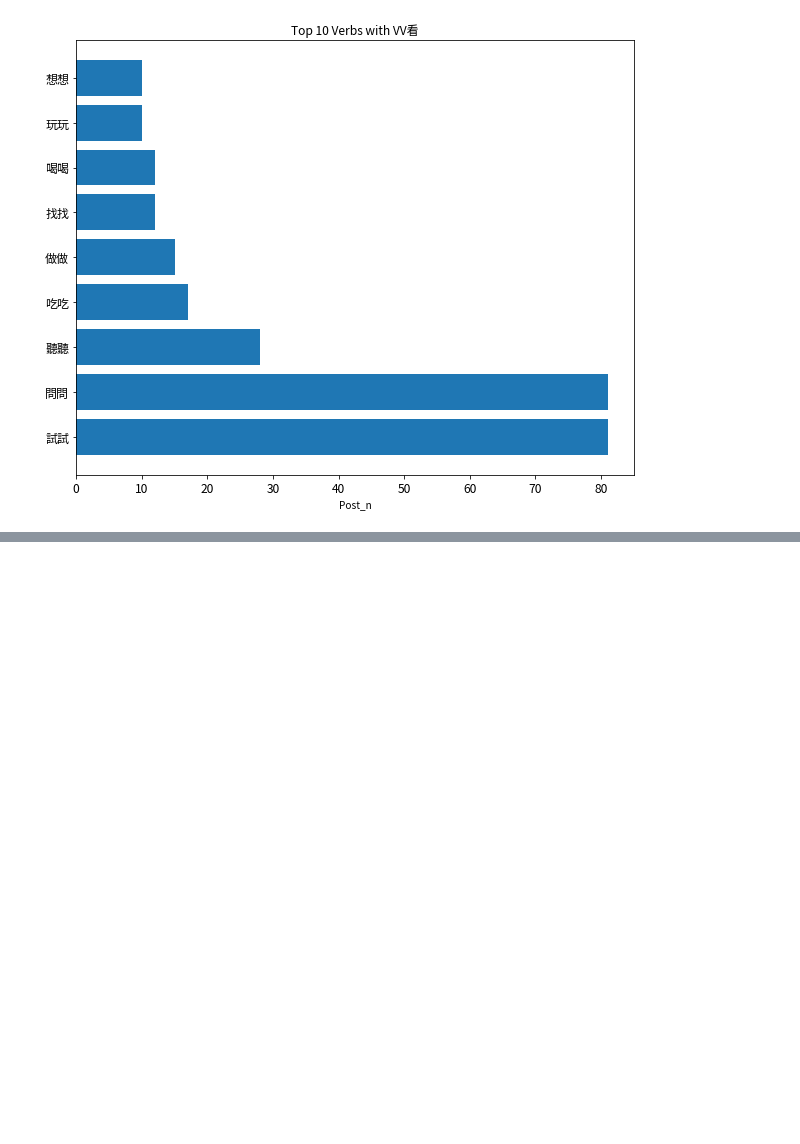
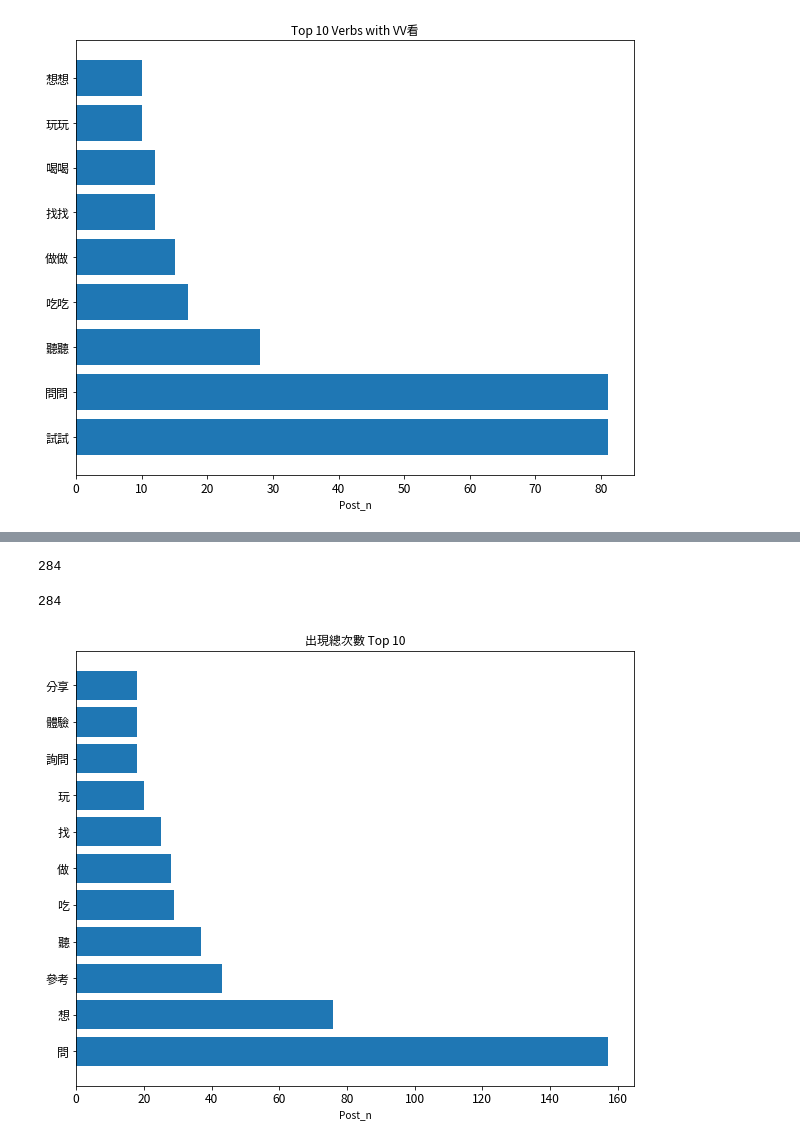
Before and after one commit to cckk2913/corpus-linguistics, a Jupyter notebook: hw3-6/Dcard_Vkk_VVk.ipynb, the cells around one changed output, grey strips where cells are left out. Cells and saved outputs as stored; diff of their text form; code cells hidden in the pictures; blank space fills up the shorter version.

```diff
--- a/hw3-6/Dcard_Vkk_VVk.ipynb
+++ b/hw3-6/Dcard_Vkk_VVk.ipynb
@@ -501,0 +541,43 @@ plt.show()
+# %%
+# 兩個各自的動詞dict
+vvk_dict =dict(zip(vvk_result['FrontVerb'], vvk_result['count']))
+kankan_dict = dict(zip(kankan_result['FrontVerb'], kankan_result['count']))
+# %%
+# 聯集動詞
+union_verbs = []
+for v in vvk_dict.keys():   # 這裡面的key是疊字
+    union_verbs.append(v[0])
+
+for v in kankan_dict.keys():   # 這裡面的key只有一個字
+    union_verbs.append(v)
+
+union_verbs = list(set(union_verbs))
+len(union_verbs)
+# %% [output]
+284
+# %%
+datalist = []
+# 做成大表
+for v in union_verbs:
+    data = [v]
+    if v in kankan_dict.keys():     # 有V看看
+        data.append(kankan_dict[v])
+    else:
+        data.append(0)
+    if (v*2) in vvk_dict.keys():    # 有vv看
+        data.append(vvk_dict[(v*2)])
+    else:
+        data.append(0)
+
+    sum = data[1]+data[2]
+    gap = max(data[1], data[2]) - min(data[1], data[2])
+    data.append(sum)
+    data.append(gap)
+
+    datalist.append(data)
+
+len(datalist)
+# %% [output]
+284
+# %%
+union_df = pd.DataFrame(datalist, columns=['FrontVerb', 'V看看_n', 'vv看_n', '出現總次數', '相差次數'])
@@ -501,0 +586,5 @@ plt.show()
+# %%
+df = union_df.sort_values(['出現總次數'], ascending=False).reset_index(drop=True)
+plot_barh(df, 'FrontVerb', '出現總次數', '出現總次數 Top 10')
+# %% [output]
+[figure, added]
```
Also changed, not shown: parts of 33 cells of this notebook, 13 other files.
